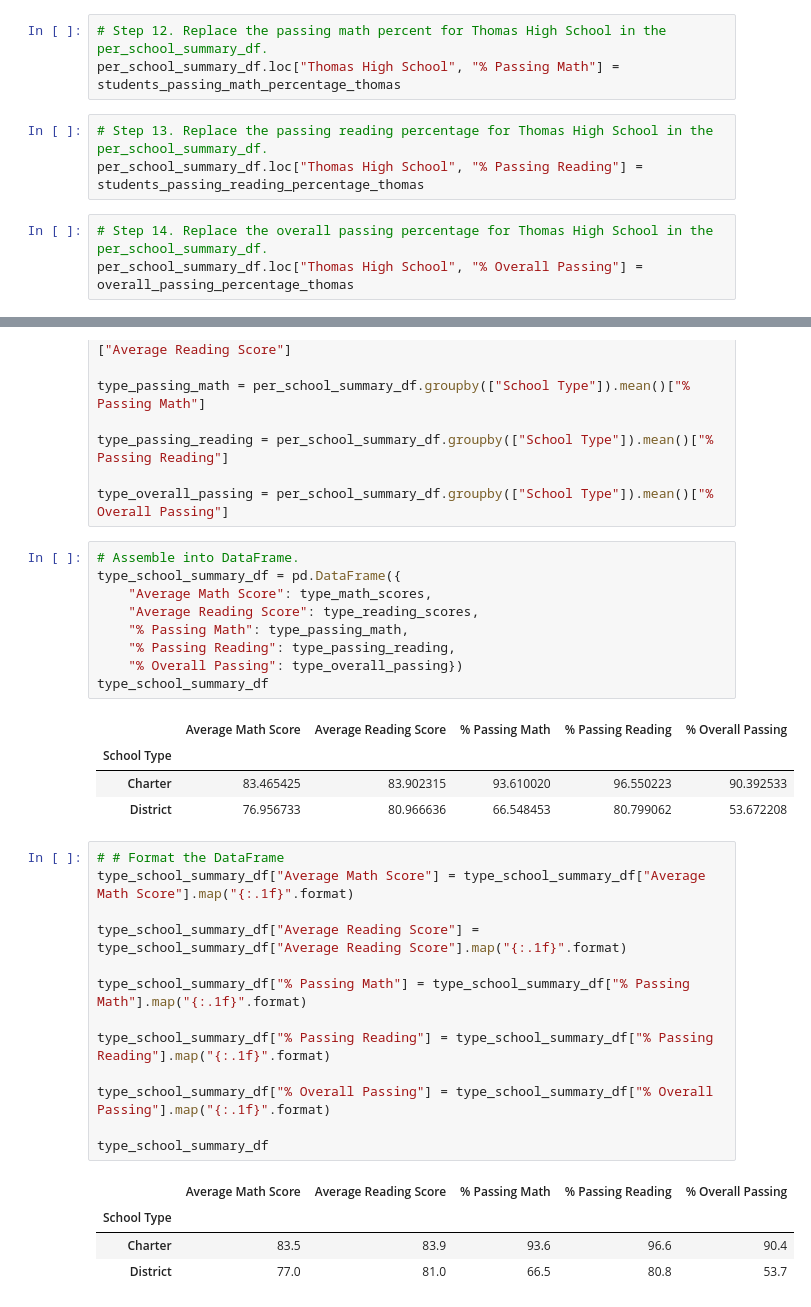
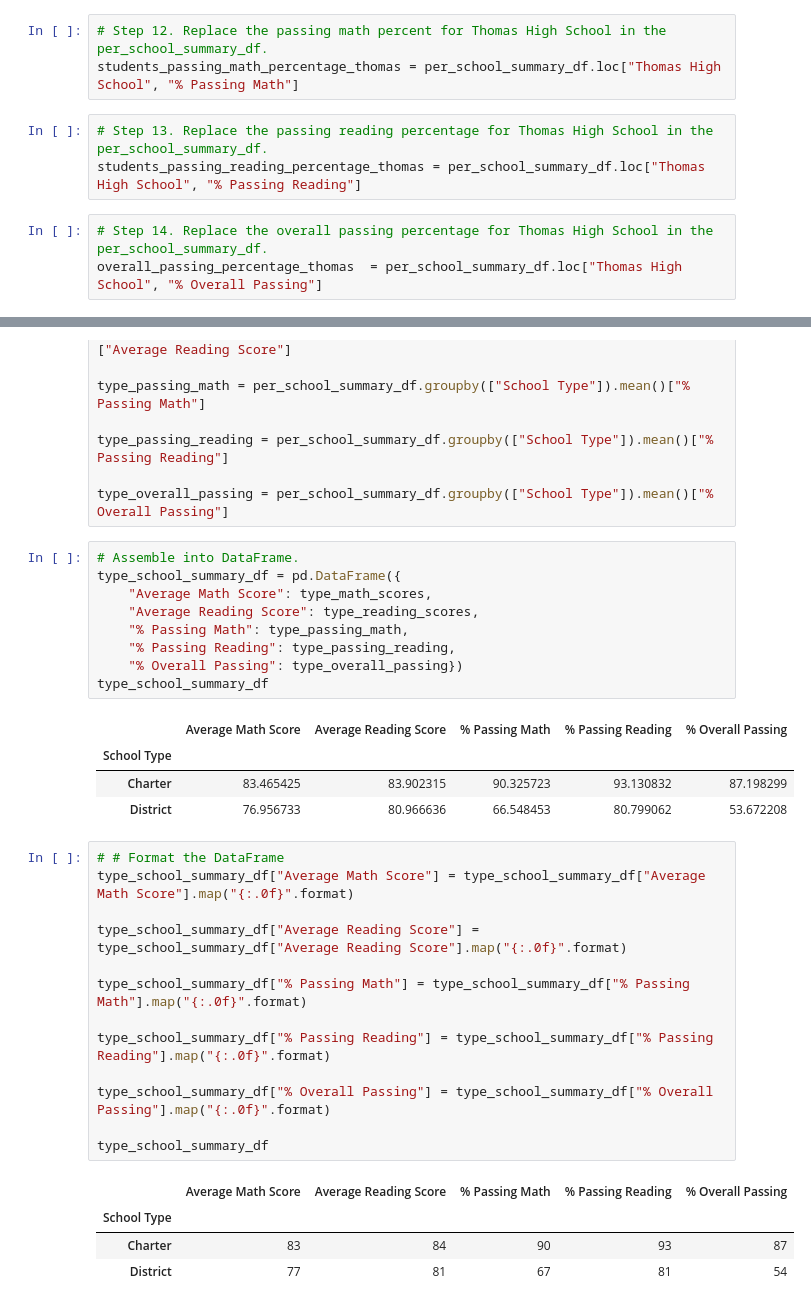
Before and after one commit to Shantanu88-code/School_District_Analysis, a Jupyter notebook: PyCitySchools_Challenge.ipynb, the cells around one changed output, grey strips where cells are left out. Drawn from its saved outputs; the diff is of its cells as text.

```diff
--- a/PyCitySchools_Challenge.ipynb
+++ b/PyCitySchools_Challenge.ipynb
@@ -261,12 +261,12 @@ overall_students_passing_thomas_count = len(students_passing_math_reading_ths)
 overall_passing_percentage_thomas = overall_students_passing_thomas_count / tenth_to_twelfth_thomas_school_count *100
 # %%
 # Step 12. Replace the passing math percent for Thomas High School in the per_school_summary_df.
-per_school_summary_df.loc["Thomas High School", "% Passing Math"] = students_passing_math_percentage_thomas
+students_passing_math_percentage_thomas = per_school_summary_df.loc["Thomas High School", "% Passing Math"]
 # %%
 # Step 13. Replace the passing reading percentage for Thomas High School in the per_school_summary_df.
-per_school_summary_df.loc["Thomas High School", "% Passing Reading"] = students_passing_reading_percentage_thomas
+students_passing_reading_percentage_thomas = per_school_summary_df.loc["Thomas High School", "% Passing Reading"]
 # %%
 # Step 14. Replace the overall passing percentage for Thomas High School in the per_school_summary_df.
-per_school_summary_df.loc["Thomas High School", "% Overall Passing"] =  overall_passing_percentage_thomas
+overall_passing_percentage_thomas  = per_school_summary_df.loc["Thomas High School", "% Overall Passing"]
 # %%
 # per_school_summary_df
@@ -552,23 +590,23 @@ type_school_summary_df
 # %% [output]
 |  | Average Math Score | Average Reading Score | % Passing Math | % Passing Reading | % Overall Passing |
 | School Type |  |  |  |  |  |
-| Charter | 83.465425 | 83.902315 | 93.610020 | 96.550223 | 90.392533 |
+| Charter | 83.465425 | 83.902315 | 90.325723 | 93.130832 | 87.198299 |
 | District | 76.956733 | 80.966636 | 66.548453 | 80.799062 | 53.672208 |
 # %%
 # # Format the DataFrame
-type_school_summary_df["Average Math Score"] = type_school_summary_df["Average Math Score"].map("{:.1f}".format)
+type_school_summary_df["Average Math Score"] = type_school_summary_df["Average Math Score"].map("{:.0f}".format)
 
-type_school_summary_df["Average Reading Score"] = type_school_summary_df["Average Reading Score"].map("{:.1f}".format)
+type_school_summary_df["Average Reading Score"] = type_school_summary_df["Average Reading Score"].map("{:.0f}".format)
 
-type_school_summary_df["% Passing Math"] = type_school_summary_df["% Passing Math"].map("{:.1f}".format)
+type_school_summary_df["% Passing Math"] = type_school_summary_df["% Passing Math"].map("{:.0f}".format)
 
-type_school_summary_df["% Passing Reading"] = type_school_summary_df["% Passing Reading"].map("{:.1f}".format)
+type_school_summary_df["% Passing Reading"] = type_school_summary_df["% Passing Reading"].map("{:.0f}".format)
 
-type_school_summary_df["% Overall Passing"] = type_school_summary_df["% Overall Passing"].map("{:.1f}".format)
+type_school_summary_df["% Overall Passing"] = type_school_summary_df["% Overall Passing"].map("{:.0f}".format)
 
 type_school_summary_df
 # %% [output]
 |  | Average Math Score | Average Reading Score | % Passing Math | % Passing Reading | % Overall Passing |
 | School Type |  |  |  |  |  |
-| Charter | 83.5 | 83.9 | 93.6 | 96.6 | 90.4 |
-| District | 77.0 | 81.0 | 66.5 | 80.8 | 53.7 |
+| Charter | 83 | 84 | 90 | 93 | 87 |
+| District | 77 | 81 | 67 | 81 | 54 |
```
Also changed, not shown: parts of 11 cells of this notebook.
